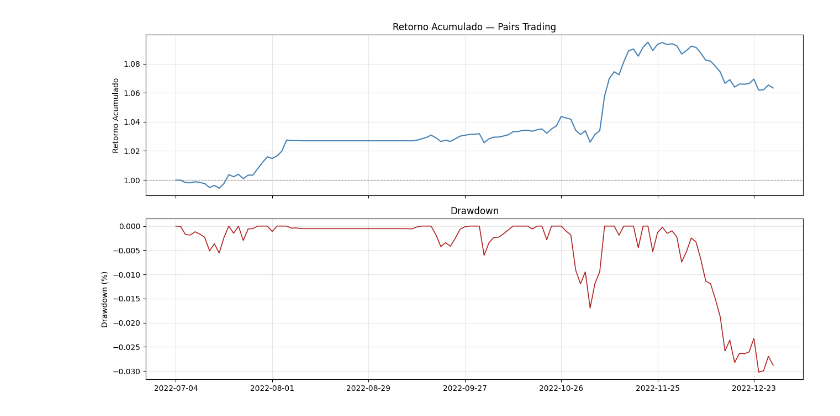
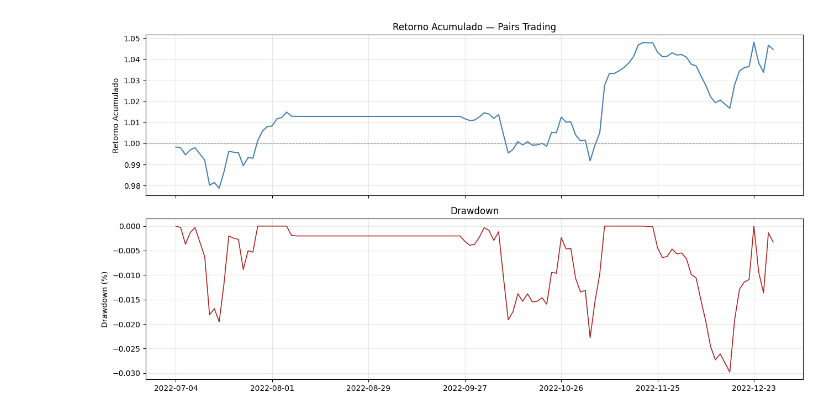
Before and after one commit to YuriXavier985/pairs-trading, a Jupyter notebook: 2semestre_2021_2semestre_2022.ipynb, the cells around one changed output. Cells and saved outputs as stored; diff of their text form; code cells hidden in the pictures.

Commit message:
atualiza spreads, remove arquivos antigos

```diff
--- a/2semestre_2021_2semestre_2022.ipynb
+++ b/2semestre_2021_2semestre_2022.ipynb
@@ -605,0 +644,20 @@ Pares após filtro de beta: 12
+# %%
+MAX_POR_ATIVO = 2
+contagem        = {}
+pares_limitados = []
+
+for _, linha in df_pares_validos.iterrows():
+    at1 = linha['Ativo 1']
+    at2 = linha['Ativo 2']
+    c1  = contagem.get(at1, 0)
+    c2  = contagem.get(at2, 0)
+
+    if c1 < MAX_POR_ATIVO and c2 < MAX_POR_ATIVO:
+        pares_limitados.append(linha)
+        contagem[at1] = c1 + 1
+        contagem[at2] = c2 + 1
+    else:
+        print(f"  [LIMITADO] {linha['Par']}")
+
+df_pares_validos = pd.DataFrame(pares_limitados).reset_index(drop=True)
+print(f"\nPares após limite: {len(df_pares_validos)}")
@@ -614,22 +690,23 @@ CUSTO     = 0.001
 retornos_diarios = {}
 
 for _, linha in df_pares_validos.iterrows():
-    par_nome = linha['Par']
-    at1      = linha['Ativo 1']
-    at2      = linha['Ativo 2']
+    par_nome  = linha['Par']
+    at1       = linha['Ativo 1']
+    at2       = linha['Ativo 2']
+    meia_vida = int(np.ceil(linha['Meia-Vida (Dias Úteis)']))
 
     col_z    = f"{par_nome}_Z-Score"
     col_beta = f"{par_nome}_Beta_Kalman"
 
     z    = df_historico_trading[col_z]
     beta = df_historico_trading[col_beta]
+    p1   = df_trad[at1]
+    p2   = df_trad[at2]
 
-    p1 = df_trad[at1]
-    p2 = df_trad[at2]
-
-    posicao      = 0
-    retornos_par = []
-    datas        = []
+    posicao         = 0
+    dias_em_posicao = 0
+    retornos_par    = []
+    datas           = []
 
     for i in range(1, len(z)):
         data      = z.index[i]
@@ -639,26 +716,43 @@ for _, linha in df_pares_validos.iterrows():
         ret1 = p1.iloc[i] - p1.iloc[i - 1]
         ret2 = p2.iloc[i] - p2.iloc[i - 1]
 
-        retorno_bruto = posicao * (ret1 - beta_hoje * ret2)
-
+        # ── Atualiza posição PRIMEIRO ─────────────────────────────────────────
         nova_posicao = posicao
 
         if posicao == 0:
             if z_hoje >= ENTRADA:
-                nova_posicao = -1
+                nova_posicao    = -1
+                dias_em_posicao = 0
             elif z_hoje <= -ENTRADA:
-                nova_posicao = +1
-        elif posicao == +1:
-            if z_hoje >= -SAIDA or z_hoje <= -STOP_LOSS:
-                nova_posicao = 0
-        elif posicao == -1:
-            if z_hoje <= SAIDA or z_hoje >= STOP_LOSS:
-                nova_posicao = 0
+                nova_posicao    = +1
+                dias_em_posicao = 0
+        else:
+            dias_em_posicao += 1
+            if posicao == +1:
+                if -SAIDA <= z_hoje <= SAIDA:
+                    nova_posicao = 0   # saída normal
+                elif z_hoje <= -STOP_LOSS:
+                    nova_posicao = 0   # stop loss
+                elif dias_em_posicao >= meia_vida:
+                    nova_posicao = 0   # prazo máximo
+            elif posicao == -1:
+                if -SAIDA <= z_hoje <= SAIDA:
+                    nova_posicao = 0   # saída normal
+                elif z_hoje >= STOP_LOSS:
+                    nova_posicao = 0   # stop loss
+                elif dias_em_posicao >= meia_vida:
+                    nova_posicao = 0   # prazo máximo
+
+        if nova_posicao != posicao:
+            dias_em_posicao = 0
 
         custo_dia = CUSTO if nova_posicao != posicao else 0.0
         posicao   = nova_posicao
 
+        # ── Calcula retorno DEPOIS de atualizar posição ───────────────────────
+        retorno_bruto   = posicao * (ret1 - beta_hoje * ret2)
         retorno_liquido = retorno_bruto - custo_dia
+
         retornos_par.append(retorno_liquido)
         datas.append(data)
 
@@ -683,6 +777,14 @@ print(f"Volatilidade anualizada   : {retorno_carteira.std() * np.sqrt(252) * 100
 print(f"Sharpe anualizado         : {sharpe:.4f}")
 print(f"Maximum Drawdown          : {mdd * 100:.2f}%")
 
+# ── Retorno por par ───────────────────────────────────────────────────────────
+retorno_por_par = (1 + df_retornos).prod() - 1
+retorno_por_par = retorno_por_par.sort_values()
+print(f"\nRetorno acumulado por par:")
+print((retorno_por_par * 100).round(2).to_string())
+print(f"\nPares lucrativos: {(retorno_por_par > 0).sum()}")
+print(f"Pares com perda : {(retorno_por_par < 0).sum()}")
+
 # ── Gráfico ───────────────────────────────────────────────────────────────────
 fig, axes = plt.subplots(2, 1, figsize=(13, 7), sharex=True)
 
@@ -710 +822 @@ Maximum Drawdown          : -3.02%
-[figure, old version]
+[figure, new version]
```
Also changed, not shown: parts of 14 cells of this notebook, 9 other files.
